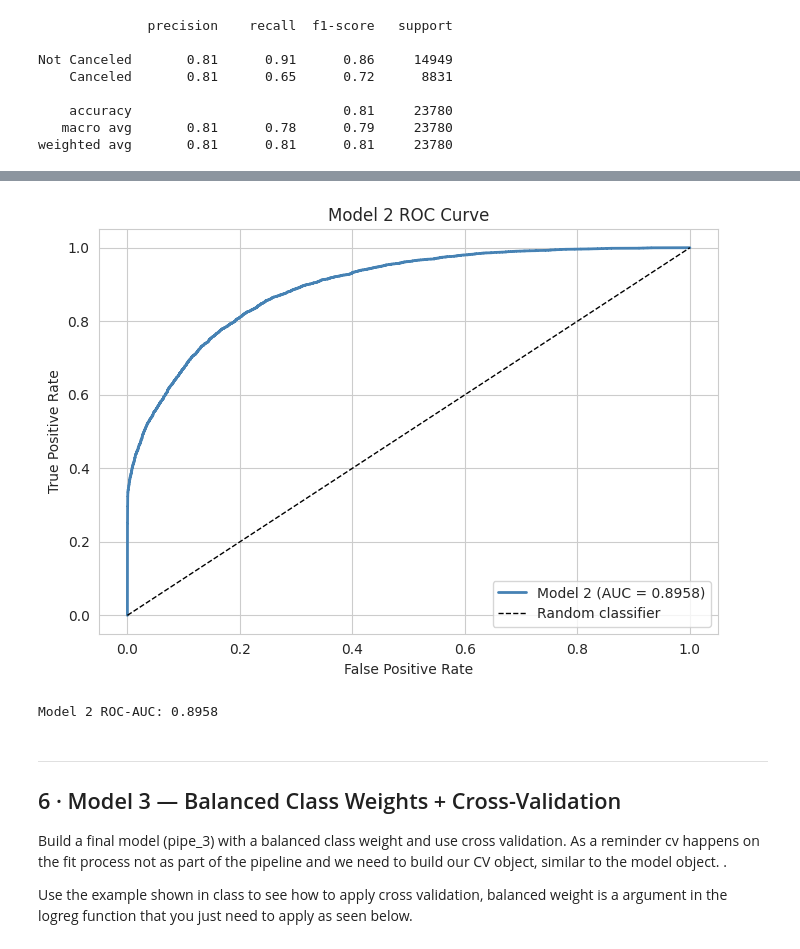
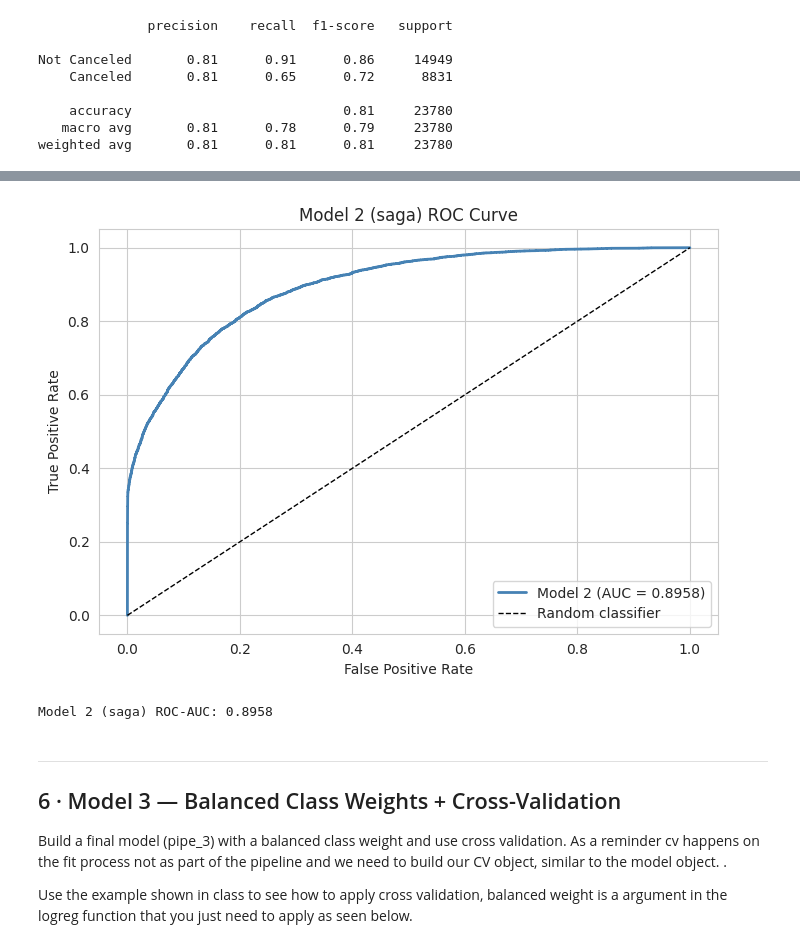
Before and after one commit to mzk7ue/Logistic_Regression_Lab, a Jupyter notebook: hotel_cancellation_lab.ipynb, the cells around one changed output, grey strips where cells are left out. Saved outputs shown, nothing was run; the diff lists cells and outputs as text; code cells hidden in the pictures.

```diff
--- a/hotel_cancellation_lab.ipynb
+++ b/hotel_cancellation_lab.ipynb
@@ -508,22 +611,23 @@ Not Canceled       0.81      0.91      0.86     14949
    macro avg       0.81      0.78      0.79     23780
 weighted avg       0.81      0.81      0.81     23780
 # %%
+# ROC curve for Model 2 with 'saga' solver
 y_proba_m2_saga = pipe_m2_saga.predict_proba(X_test)[:, 1]
 fpr_m2, tpr_m2, thresholds_m2 = roc_curve(y_test, y_proba_m2_saga)
 auc_m2 = roc_auc_score(y_test, y_proba_m2_saga)
 
 fig, ax = plt.subplots(figsize=(7, 5))
 ax.plot(fpr_m2, tpr_m2, lw=2, color='steelblue', label=f'Model 2 (AUC = {auc_m2:.4f})')
 ax.plot([0, 1], [0, 1], 'k--', lw=1, label='Random classifier')
 ax.set_xlabel('False Positive Rate')
 ax.set_ylabel('True Positive Rate')
-ax.set_title('Model 2 ROC Curve')
+ax.set_title('Model 2 (saga) ROC Curve')
 ax.legend(loc='lower right')
 plt.tight_layout()
 plt.show()
 
-print(f"Model 2 ROC-AUC: {auc_m2:.4f}")
+print(f"Model 2 (saga) ROC-AUC: {auc_m2:.4f}")
 # %% [output]
-[figure, old version]
+[figure, new version]
-Model 2 ROC-AUC: 0.8958
+Model 2 (saga) ROC-AUC: 0.8958
 # %%
```
Also changed, not shown: parts of 39 cells of this notebook.
